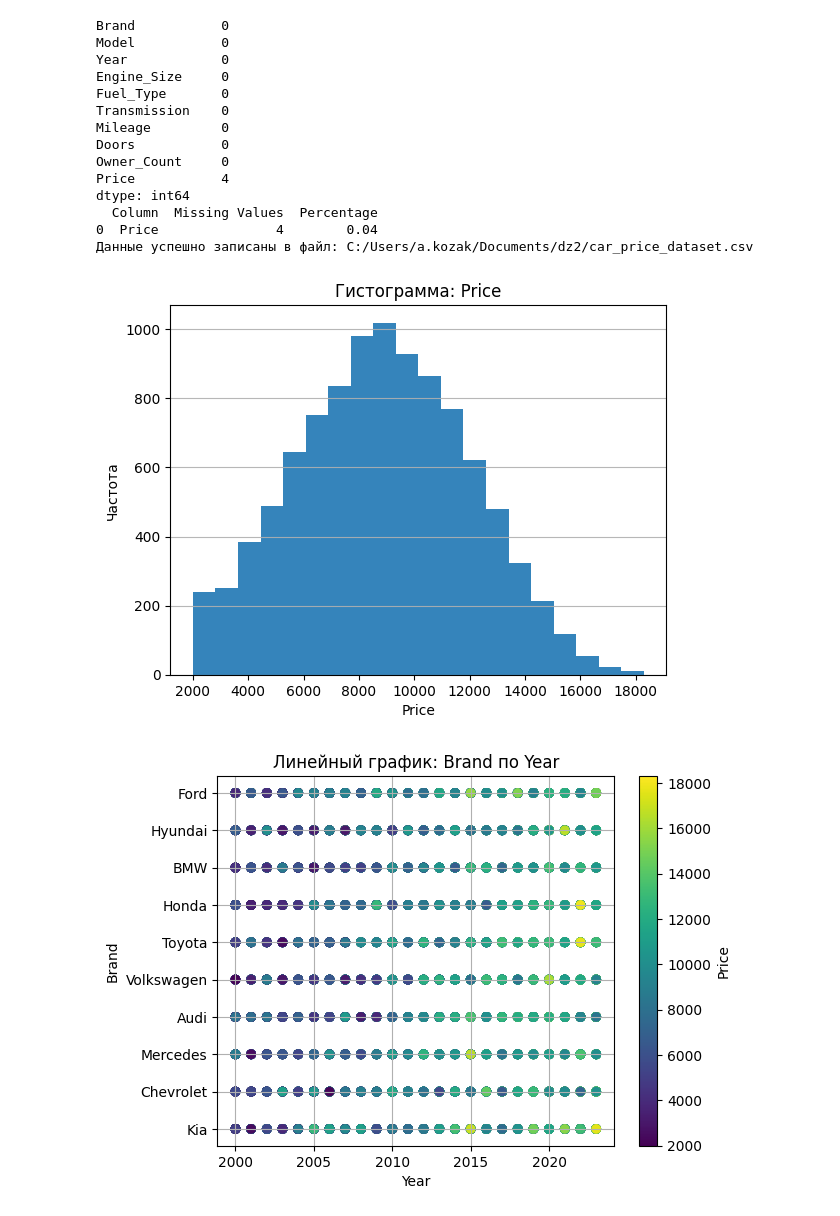
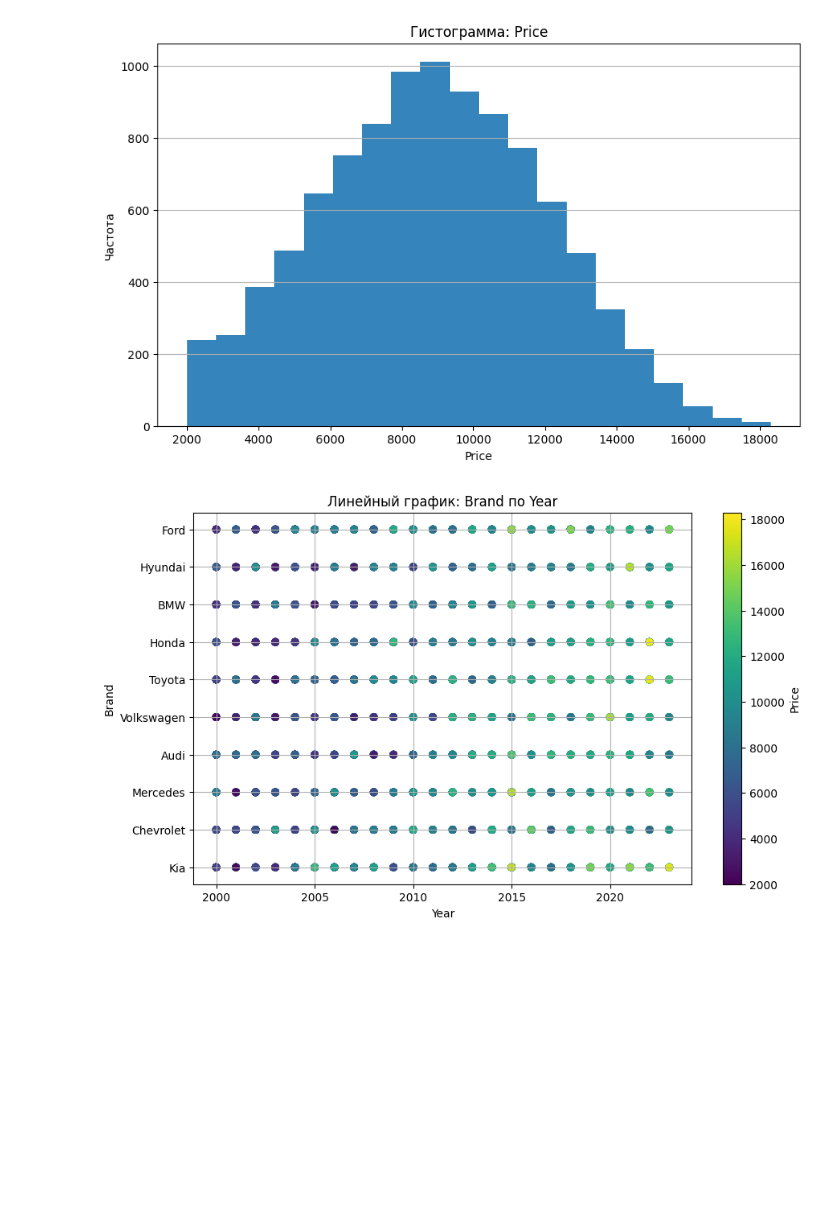
Before and after one commit to aliakseikozak/Data-Scientist, a Jupyter notebook: dz2/Untitled-2.ipynb, the cells around one changed output. Cells and saved outputs as stored; diff of their text form; code cells hidden in the pictures; blank space fills up the shorter version.

```diff
--- a/dz2/Untitled-2.ipynb
+++ b/dz2/Untitled-2.ipynb
@@ -1,36 +1,28 @@
 # %%
 import data_loader as dl
+import check_data as cd
+import data_visualizer as dv
 
 loader = dl.DataLoader()
-file_csv = 'C:/Users/a.kozak/Documents/dz2/car_price_dataset.csv'
+file_csv = 'D:\\git\\Data-Scientist\\dz2\\car_price_dataset.csv'
 df = loader.load_csv(file_csv)
+
 # Отчет о пропущенных значениях
-print(loader.count_missing_values(df))
-print(loader.report_missing_values(df))
+check = cd.CheckData()
+check.count_missing_values(df)
+check.report_missing_values(df)
 
 
 # Заполнение пропущенных значений
-filled_df = loader.fill_missing_values(df, method='mean', file_path=file_csv)
+filled_df = check.fill_missing_values(df, method='mean', file_path=file_csv)
+
+visualizer = dv.DataVisualizer(filled_df)
 
 # Визуализация данных
-visualizer = dl.DataVisualizer(filled_df)
+#visualizer = dl.DataVisualizer(filled_df)
 visualizer.add_histogram('Price', 20, 0.9)
 visualizer.add_line_plot('Year', 'Brand', 'Price')
 visualizer.add_scatter_plot('Year', 'Price')
 # %% [output]
-Brand           0
-Model           0
-Year            0
-Engine_Size     0
-Fuel_Type       0
-Transmission    0
-Mileage         0
-Doors           0
-Owner_Count     0
-Price           4
-dtype: int64
-  Column  Missing Values  Percentage
-0  Price               4        0.04
-Данные успешно записаны в файл: C:/Users/a.kozak/Documents/dz2/car_price_dataset.csv
-[figure, old version]
+[figure, new version]
-[figure, old version]
+[figure, new version]
```
Also changed, not shown: parts of 1 cell of this notebook, 5 other files.
